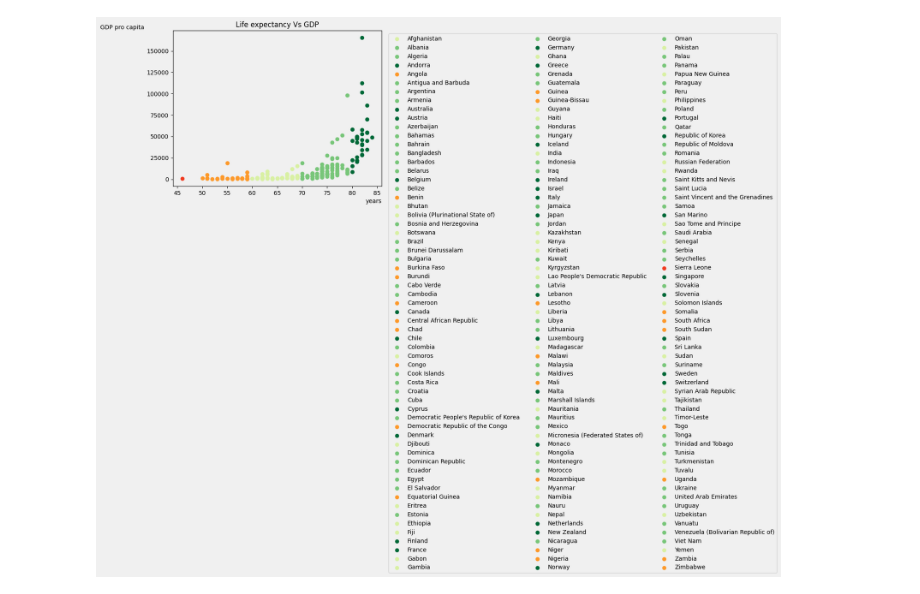
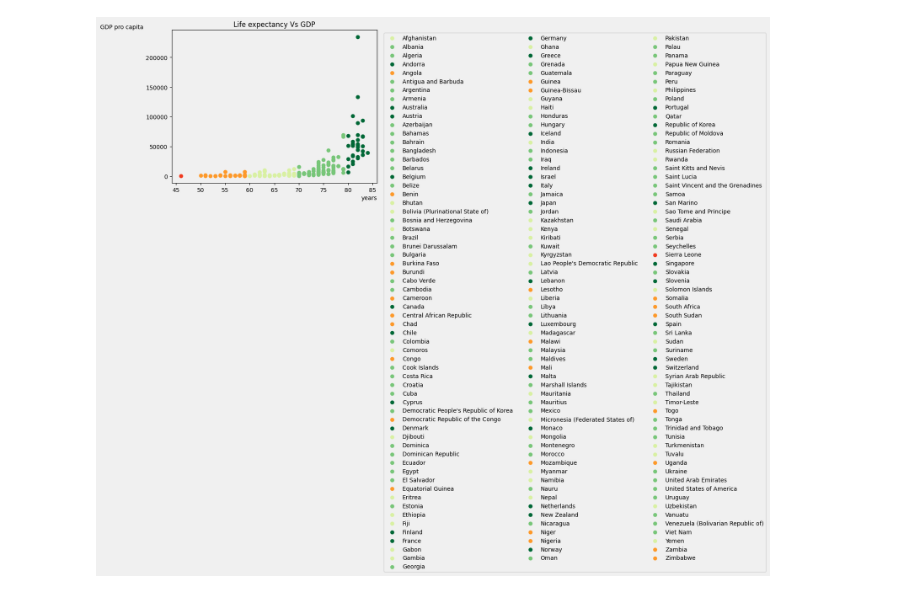
Before and after one commit to snohm/VS, a Jupyter notebook: Sorgenti/gdpVsLifeExp.ipynb, the cells around one changed output. Cells and saved outputs as stored; diff of their text form; code cells hidden in the pictures.

```diff
--- a/Sorgenti/gdpVsLifeExp.ipynb
+++ b/Sorgenti/gdpVsLifeExp.ipynb
@@ -23,36 +23,36 @@ elemGdp = lGdp.split(",")
 lLe = fLe.readline()
 elemLe = lLe.split(",")
 while lGdp != "" and lLe != "":
-    if elemGdp[0] in stati and elemGdp[1] == "2012" :
+    if elemGdp[0] in stati and elemGdp[1] == "2021" :
         while True:
             if elemLe[2] == "Both sexes" and elemLe[0] == elemGdp[0] and elemLe[1] == "2012":
                 break
             lLe = fLe.readline()
             elemLe = lLe.split(",")
         # selezione colore e se e quali label mettere a legenda, suddiviso per aspettativa di vita
         if  int(float(elemLe[3])) < 50:
             plt.scatter(int(float(elemLe[3])), int(float(elemGdp[3])), label = elemGdp[0], color = "#f03b20")
         elif  50 <= int(float(elemLe[3])) < 60:
             plt.scatter(int(float(elemLe[3])), int(float(elemGdp[3])), label = elemGdp[0], color = "#fe9929")
         elif  60 <= int(float(elemLe[3])) < 70:
             plt.scatter(int(float(elemLe[3])), int(float(elemGdp[3])), label = elemGdp[0], color = "#d9f0a3")
         elif  70 <= int(float(elemLe[3])) < 80:
             plt.scatter(int(float(elemLe[3])), int(float(elemGdp[3])), label = elemGdp[0], color = "#78c679")
         elif  80 <= int(float(elemLe[3])):
             plt.scatter(int(float(elemLe[3])), int(float(elemGdp[3])), label = elemGdp[0], color = "#006837")
         #
         lGdp = fGdp.readline()
         elemGdp = lGdp.split(",")
     else:
         lGdp = fGdp.readline()
         elemGdp = lGdp.split(",")
 fGdp.close()
 fLe.close()
 
 plt.legend(ncol = 3, bbox_to_anchor=(1.02, 1), loc='upper left', facecolor = graphColor)
 plt.title("Life expectancy Vs GDP")
 plt.xlabel("years", loc='right')
 plt.ylabel("GDP pro capita", rotation='horizontal', loc = 'top')
 plt.show()
 # %% [output]
-[figure, old version]
+[figure, new version]
```
